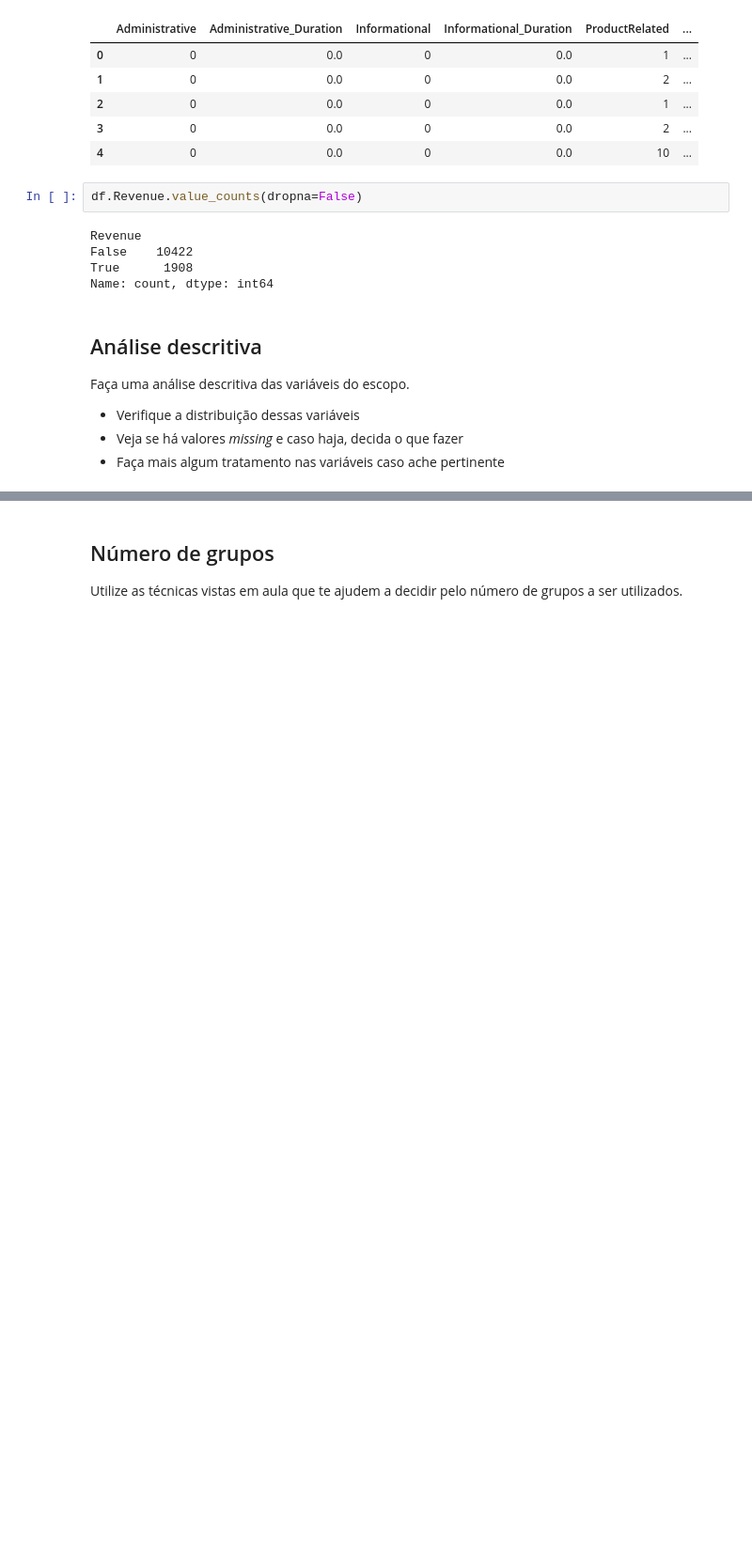
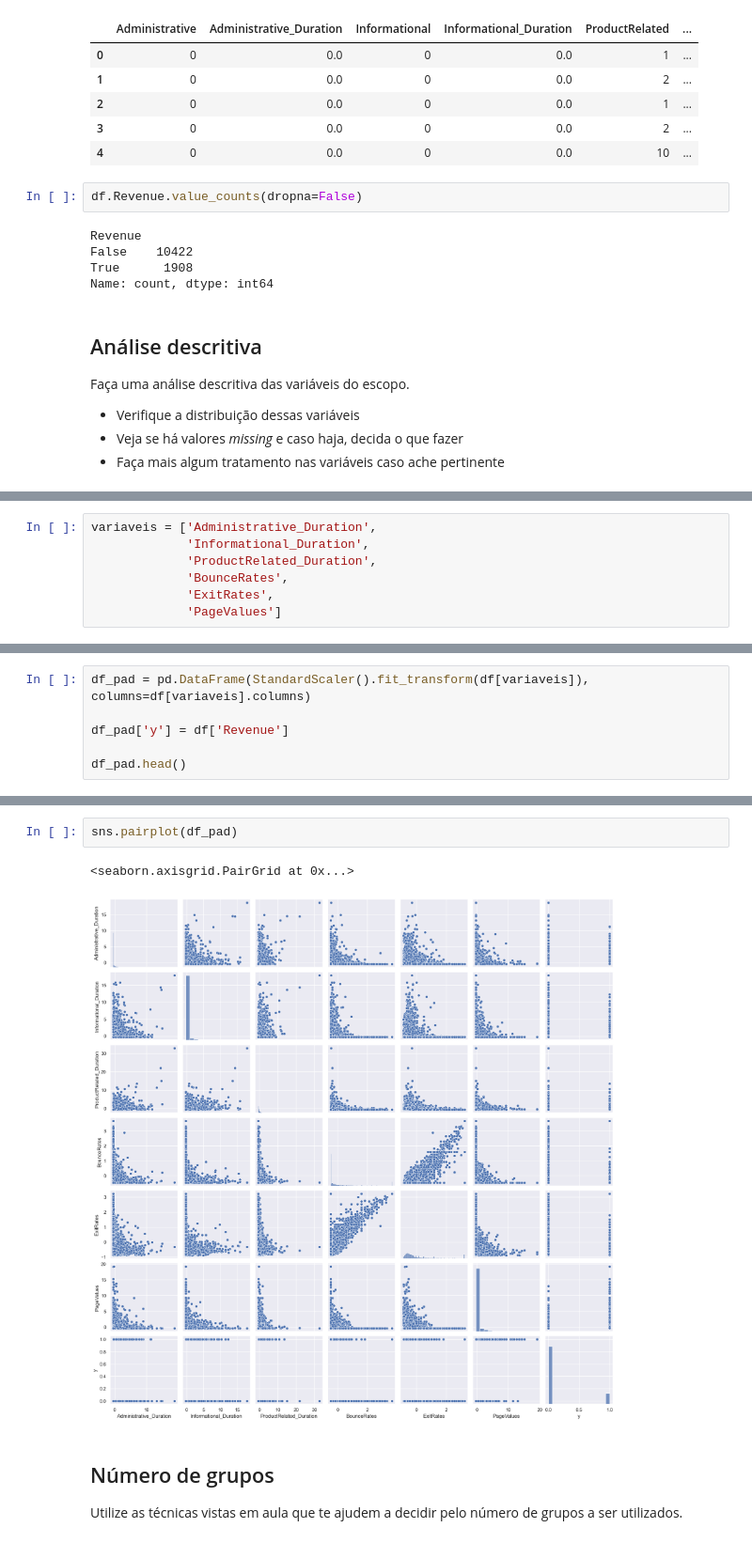
Before and after one commit to marceloaires7/EBAC-Exercicios, a Jupyter notebook: Exercício_Cientista_de_dados_Módulo29/mod29_tarefa.ipynb, the cells around one changed output, grey strips where cells are left out. Shown at 94% size. Cells and saved outputs as stored; diff of their text form; blank space fills up the shorter version.

```diff
--- a/Exercício_Cientista_de_dados_Módulo29/mod29_tarefa.ipynb
+++ b/Exercício_Cientista_de_dados_Módulo29/mod29_tarefa.ipynb
@@ -126,0 +120,7 @@ Analise
+# %%
+variaveis = ['Administrative_Duration',
+             'Informational_Duration',
+             'ProductRelated_Duration',
+             'BounceRates',
+             'ExitRates',
+             'PageValues']
@@ -126,0 +140,6 @@ Analise
+# %%
+df_pad = pd.DataFrame(StandardScaler().fit_transform(df[variaveis]), columns=df[variaveis].columns)
+
+df_pad['y'] = df['Revenue']
+
+df_pad.head()
@@ -127,3 +153,8 @@ Analise
+# %%
+sns.pairplot(df_pad)
+# %% [output]
+<seaborn.axisgrid.PairGrid at 0x...>
+[figure, added]
 # %% [markdown]
 ## Número de grupos
 
```
Also changed, not shown: parts of 16 cells of this notebook, 1 other file.
